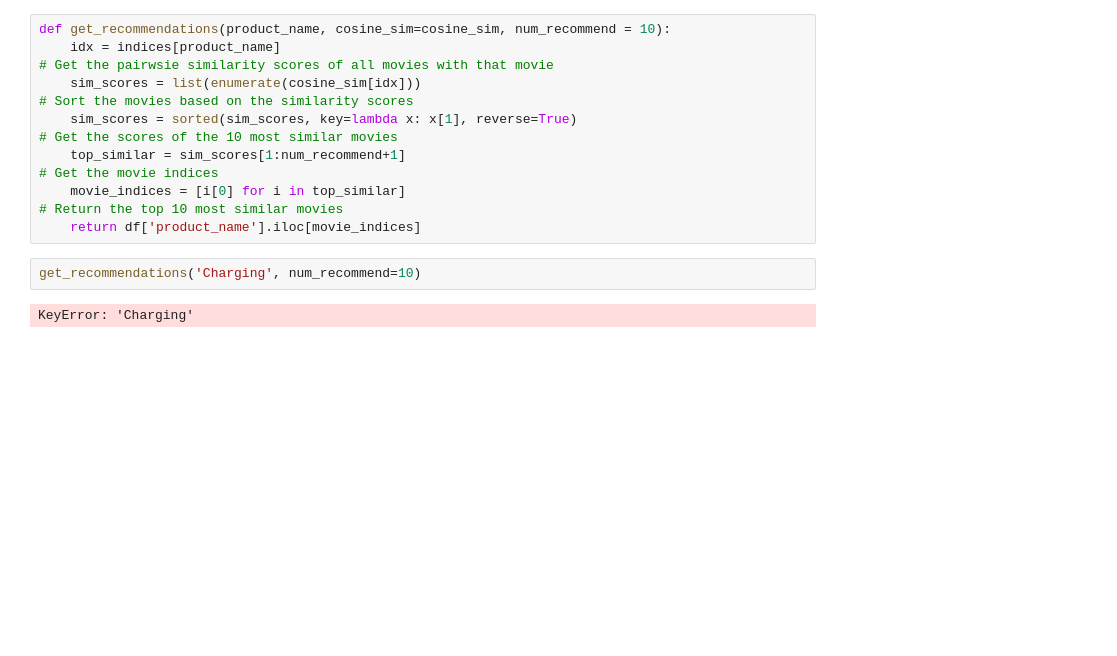
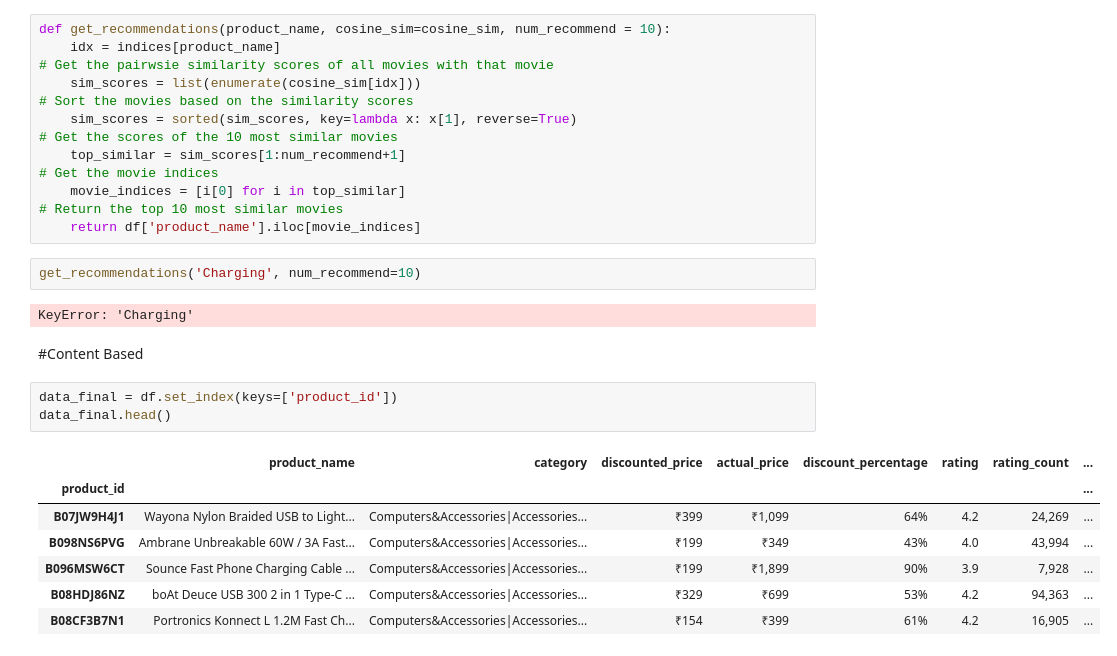
Before and after one commit to fffadhilll/recommender-system-hackathon, a Jupyter notebook: amazon.ipynb, the cells around one changed output. Saved outputs shown, nothing was run; the diff lists cells and outputs as text; blank space fills up the shorter version.

```diff
--- a/test.ipynb
+++ b/amazon.ipynb
@@ -80,3 +151,16 @@ def get_recommendations(product_name, cosine_sim=cosine_sim, num_recommend = 10)
 get_recommendations('Charging', num_recommend=10)
 # %% [output]
 KeyError: 'Charging'
+# %% [markdown]
+#Content Based
+# %%
+data_final = df.set_index(keys=['product_id'])
+data_final.head()
+# %% [output]
+|  | product_name | category | discounted_price | actual_price | discount_percentage | rating | rating_count | ... |
+| product_id |  |  |  |  |  |  |  | ... |
+| B07JW9H4J1 | Wayona Nylon Braided USB to Light... | Computers&Accessories|Accessories... | ₹399 | ₹1,099 | 64% | 4.2 | 24,269 | ... |
+| B098NS6PVG | Ambrane Unbreakable 60W / 3A Fast... | Computers&Accessories|Accessories... | ₹199 | ₹349 | 43% | 4.0 | 43,994 | ... |
+| B096MSW6CT | Sounce Fast Phone Charging Cable ... | Computers&Accessories|Accessories... | ₹199 | ₹1,899 | 90% | 3.9 | 7,928 | ... |
+| B08HDJ86NZ | boAt Deuce USB 300 2 in 1 Type-C ... | Computers&Accessories|Accessories... | ₹329 | ₹699 | 53% | 4.2 | 94,363 | ... |
+| B08CF3B7N1 | Portronics Konnect L 1.2M Fast Ch... | Computers&Accessories|Accessories... | ₹154 | ₹399 | 61% | 4.2 | 16,905 | ... |
```
Also changed, not shown: parts of 10 cells of this notebook, 1 other file.
